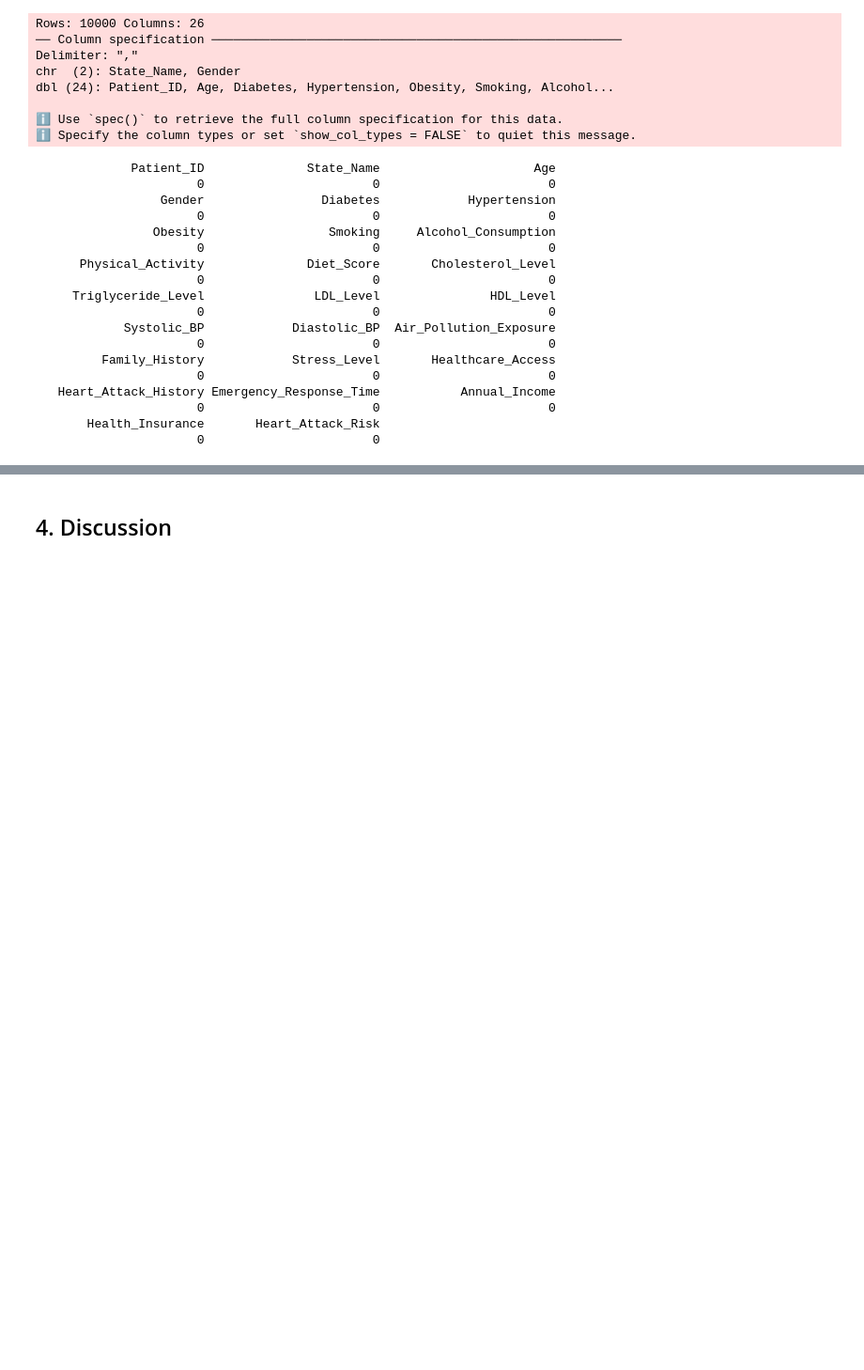
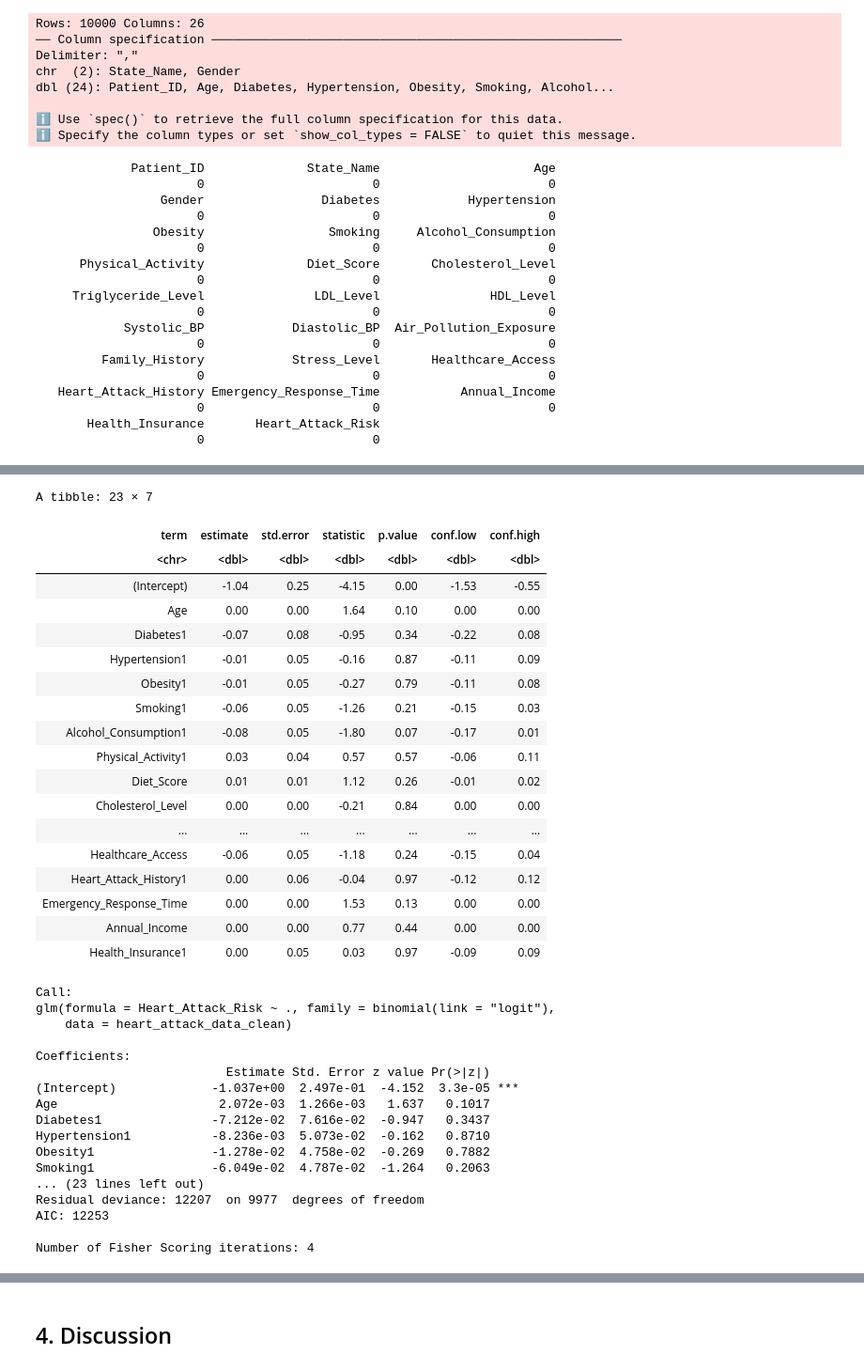
Before and after one commit to DSCI-310-2025/dsci-310-group-15, a Jupyter notebook: heart-attack-prediction-analysis.ipynb, the cells around one changed output, grey strips where cells are left out. Shown: that part at 94% size. Saved outputs shown, nothing was run; the diff lists cells and outputs as text; code cells hidden in the pictures; blank space fills up the shorter version.

Commit message:
Finished Part3 Methods&Results Coding Part

```diff
--- a/heart-attack-prediction-analysis.ipynb
+++ b/heart-attack-prediction-analysis.ipynb
@@ -113,0 +173,48 @@ A tibble: 6 × 23
+# %%
+heart_attack_model <- glm(Heart_Attack_Risk ~ .,
+    data = heart_attack_data_clean,
+    family = binomial(link = 'logit'))
+
+heart_attack_model_result <-
+    tidy(heart_attack_model, conf.int = TRUE) |>
+    mutate_if(is.numeric, round, 2)
+
+heart_attack_model_result
+summary(heart_attack_model)
+# %% [output]
+A tibble: 23 × 7
+| term | estimate | std.error | statistic | p.value | conf.low | conf.high |
+| <chr> | <dbl> | <dbl> | <dbl> | <dbl> | <dbl> | <dbl> |
+| (Intercept) | -1.04 | 0.25 | -4.15 | 0.00 | -1.53 | -0.55 |
+| Age | 0.00 | 0.00 | 1.64 | 0.10 | 0.00 | 0.00 |
+| Diabetes1 | -0.07 | 0.08 | -0.95 | 0.34 | -0.22 | 0.08 |
+| Hypertension1 | -0.01 | 0.05 | -0.16 | 0.87 | -0.11 | 0.09 |
+| Obesity1 | -0.01 | 0.05 | -0.27 | 0.79 | -0.11 | 0.08 |
+| Smoking1 | -0.06 | 0.05 | -1.26 | 0.21 | -0.15 | 0.03 |
+| Alcohol_Consumption1 | -0.08 | 0.05 | -1.80 | 0.07 | -0.17 | 0.01 |
+| Physical_Activity1 | 0.03 | 0.04 | 0.57 | 0.57 | -0.06 | 0.11 |
+| Diet_Score | 0.01 | 0.01 | 1.12 | 0.26 | -0.01 | 0.02 |
+| Cholesterol_Level | 0.00 | 0.00 | -0.21 | 0.84 | 0.00 | 0.00 |
+| ... | ... | ... | ... | ... | ... | ... |
+| Healthcare_Access | -0.06 | 0.05 | -1.18 | 0.24 | -0.15 | 0.04 |
+| Heart_Attack_History1 | 0.00 | 0.06 | -0.04 | 0.97 | -0.12 | 0.12 |
+| Emergency_Response_Time | 0.00 | 0.00 | 1.53 | 0.13 | 0.00 | 0.00 |
+| Annual_Income | 0.00 | 0.00 | 0.77 | 0.44 | 0.00 | 0.00 |
+| Health_Insurance1 | 0.00 | 0.05 | 0.03 | 0.97 | -0.09 | 0.09 |
+Call:
+glm(formula = Heart_Attack_Risk ~ ., family = binomial(link = "logit"),
+    data = heart_attack_data_clean)
+
+Coefficients:
+                          Estimate Std. Error z value Pr(>|z|)
+(Intercept)             -1.037e+00  2.497e-01  -4.152  3.3e-05 ***
+Age                      2.072e-03  1.266e-03   1.637   0.1017
+Diabetes1               -7.212e-02  7.616e-02  -0.947   0.3437
+Hypertension1           -8.236e-03  5.073e-02  -0.162   0.8710
+Obesity1                -1.278e-02  4.758e-02  -0.269   0.7882
+Smoking1                -6.049e-02  4.787e-02  -1.264   0.2063
+... (23 lines left out)
+Residual deviance: 12207  on 9977  degrees of freedom
+AIC: 12253
+
+Number of Fisher Scoring iterations: 4
```
Also changed, not shown: parts of 17 cells of this notebook.
